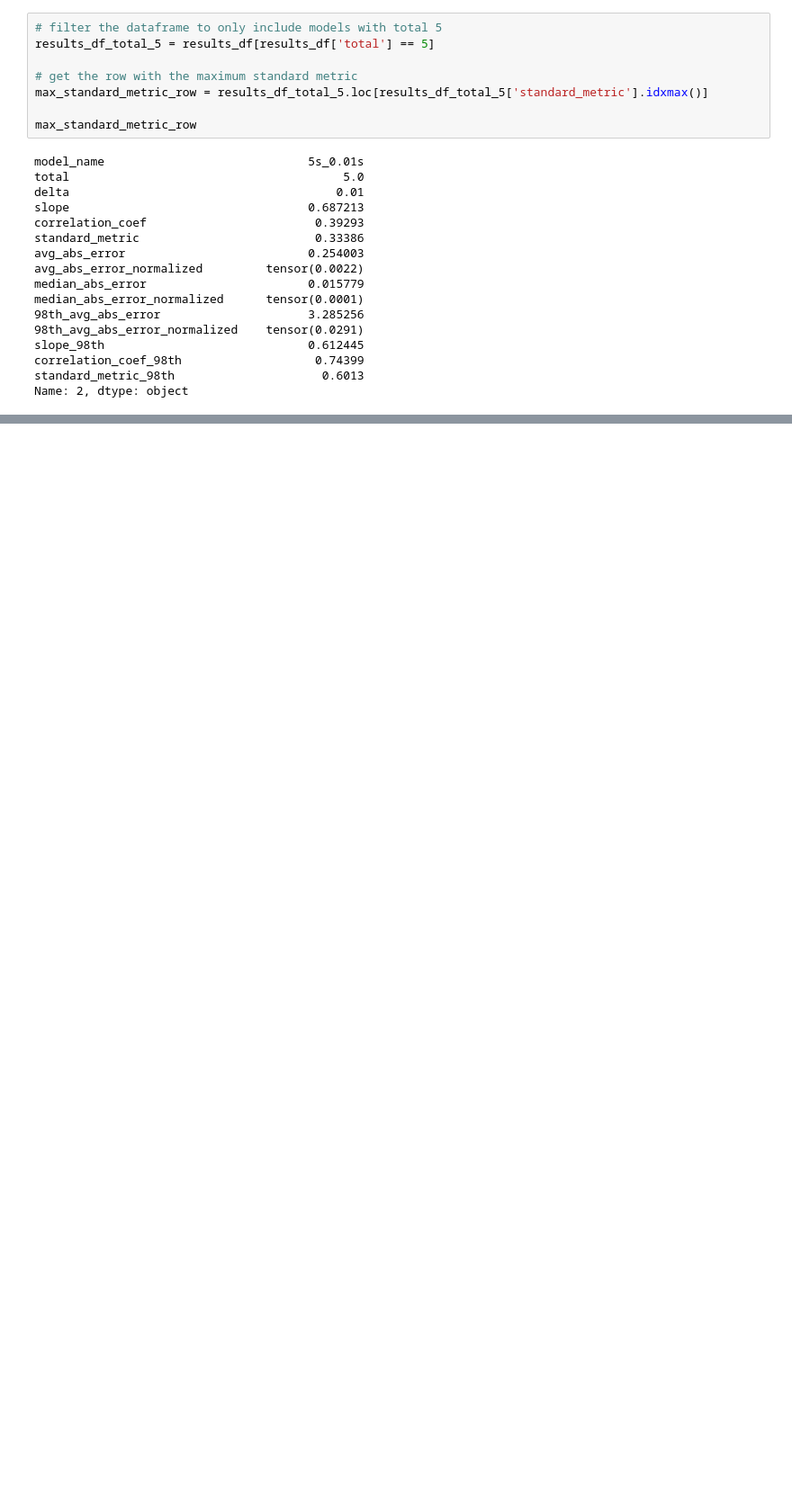
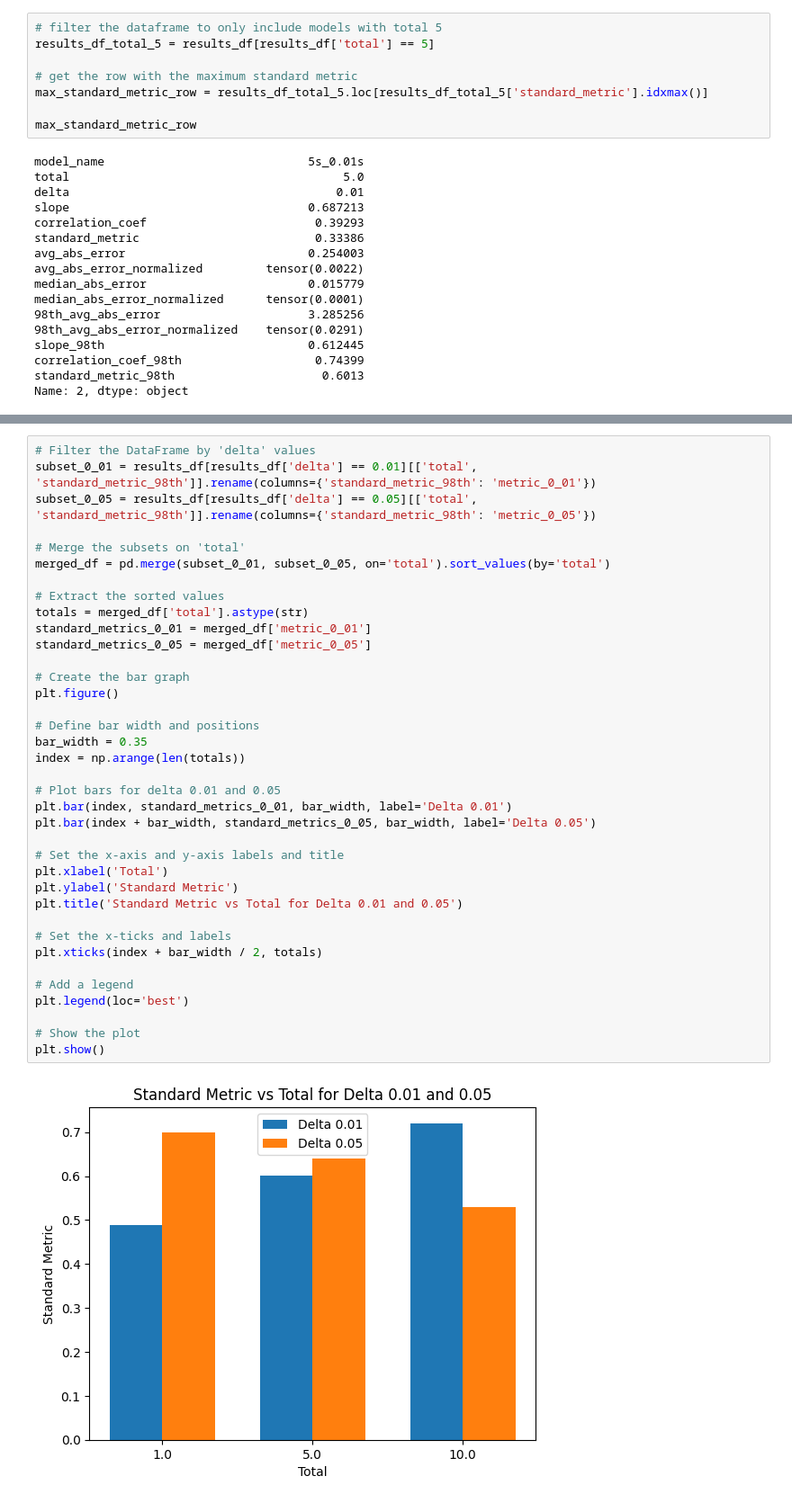
Before and after one commit to lukeyoffe/cs293n, a Jupyter notebook: result_plotting/experiments.ipynb, the cells around one changed output, grey strips where cells are left out. Shown at 90% size. Cells and saved outputs as stored; diff of their text form; blank space fills up the shorter version.

```diff
--- a/result_plotting/experiments.ipynb
+++ b/result_plotting/experiments.ipynb
@@ -339,0 +386,39 @@ standard_metric(0.678849,0.756313)
+# %%
+# Filter the DataFrame by 'delta' values
+subset_0_01 = results_df[results_df['delta'] == 0.01][['total', 'standard_metric_98th']].rename(columns={'standard_metric_98th': 'metric_0_01'})
+subset_0_05 = results_df[results_df['delta'] == 0.05][['total', 'standard_metric_98th']].rename(columns={'standard_metric_98th': 'metric_0_05'})
+
+# Merge the subsets on 'total'
+merged_df = pd.merge(subset_0_01, subset_0_05, on='total').sort_values(by='total')
+
+# Extract the sorted values
+totals = merged_df['total'].astype(str)
+standard_metrics_0_01 = merged_df['metric_0_01']
+standard_metrics_0_05 = merged_df['metric_0_05']
+
+# Create the bar graph
+plt.figure()
+
+# Define bar width and positions
+bar_width = 0.35
+index = np.arange(len(totals))
+
+# Plot bars for delta 0.01 and 0.05
+plt.bar(index, standard_metrics_0_01, bar_width, label='Delta 0.01')
+plt.bar(index + bar_width, standard_metrics_0_05, bar_width, label='Delta 0.05')
+
+# Set the x-axis and y-axis labels and title
+plt.xlabel('Total')
+plt.ylabel('Standard Metric')
+plt.title('Standard Metric vs Total for Delta 0.01 and 0.05')
+
+# Set the x-ticks and labels
+plt.xticks(index + bar_width / 2, totals)
+
+# Add a legend
+plt.legend(loc='best')
+
+# Show the plot
+plt.show()
+# %% [output]
+[figure, added]
```
Also changed, not shown: parts of 7 cells of this notebook, 2 other files.
